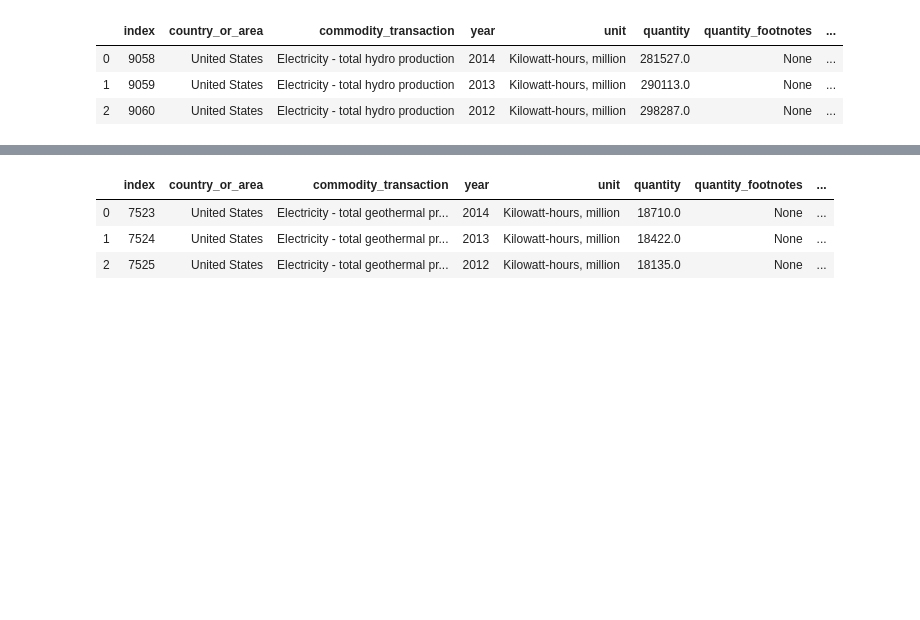
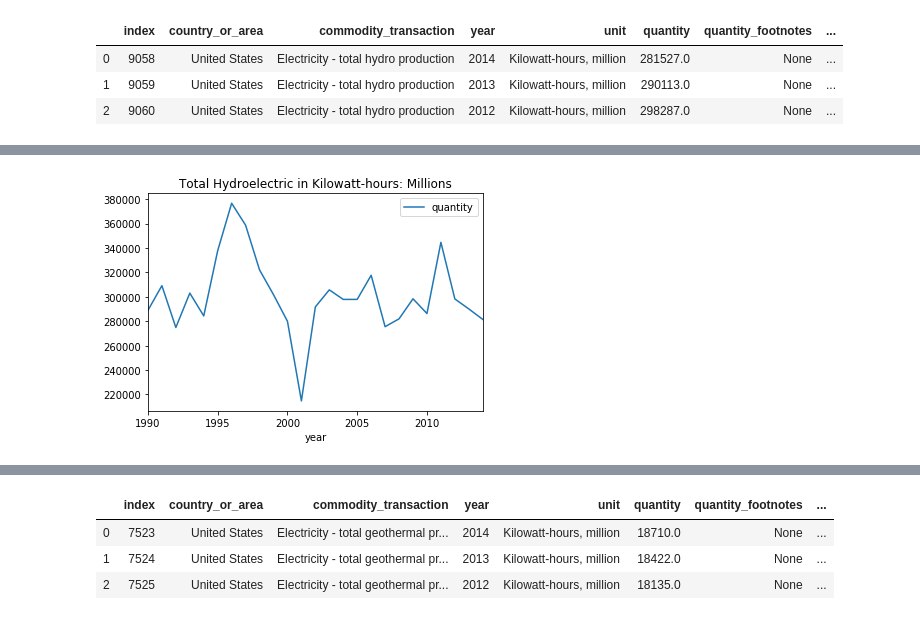
Before and after one commit to Bourbonplaytime/Renewable_energy, a Jupyter notebook: Renewable_energy.ipynb, the cells around one changed output, grey strips where cells are left out. Drawn from its saved outputs; the diff is of its cells as text; code cells hidden in the pictures; blank space fills up the shorter version.

Commit message:
Created functions for all national visualizations

```diff
--- a/Renewable_energy.ipynb
+++ b/Renewable_energy.ipynb
@@ -319,6 +266,7 @@ wind_results.head(3)
 | 1 | 19823 | United States | Electricity - total wind production | 2013 | Kilowatt-hours, million | 169713.0 | None | ... |
 | 2 | 19824 | United States | Electricity - total wind production | 2012 | Kilowatt-hours, million | 141922.0 | None | ... |
 # %%
-#Wind matplotlib
+#Function for quantity matplotlib plots
 
-wind_results.plot(x='year', y='quantity', title='Total Wind in Kilowatt-hours: Millions')
+def nat_quantity_plt(df, source):
+    df.plot(x='year', y='quantity', title='Total ' + source + " in Kilowatt-hours: Millions")
@@ -414,0 +344,6 @@ hydro.show()
+# %%
+#Hydro matplotlib
+
+nat_quantity_plt(hyd_results, "Hydroelectric")
+# %% [output]
+[figure, added]
```
Also changed, not shown: parts of 36 cells of this notebook.
